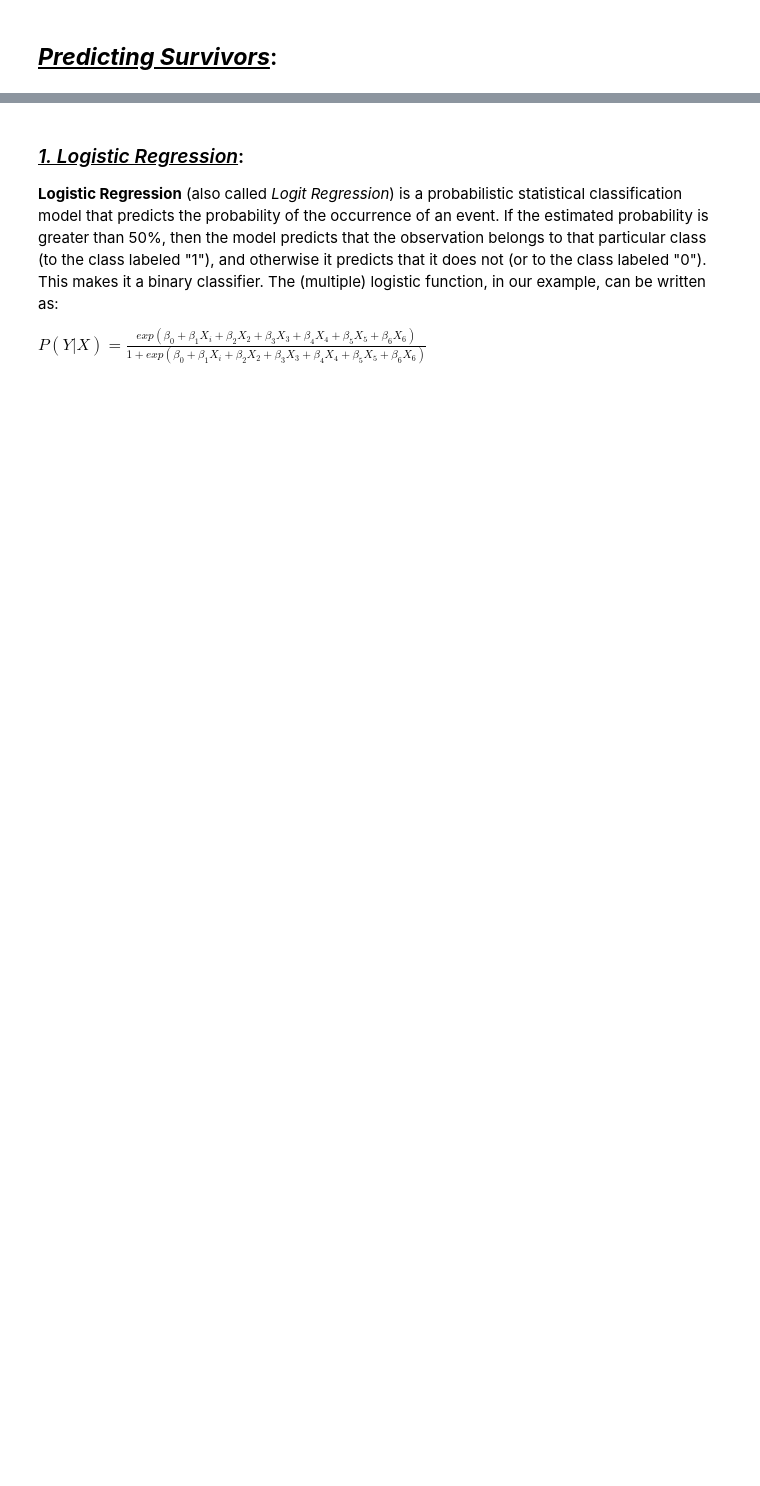
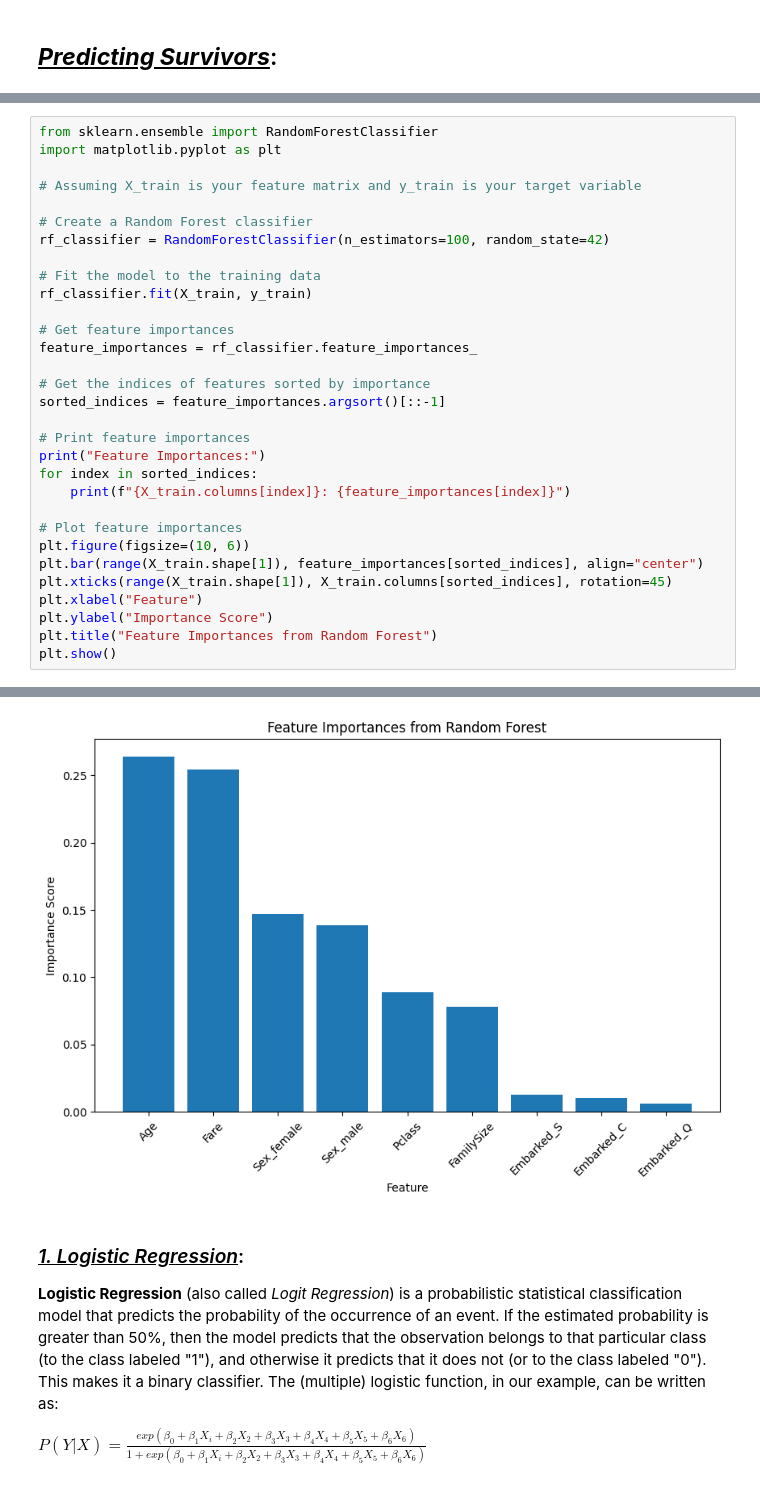
Before and after one commit to KonstantinosK88/TitanicSurvivalPrediction, a Jupyter notebook: titanic-survival-tutorial.ipynb, the cells around one changed output, grey strips where cells are left out. Saved outputs shown, nothing was run; the diff lists cells and outputs as text; blank space fills up the shorter version.

```diff
--- a/titanic-survival-tutorial.ipynb
+++ b/titanic-survival-tutorial.ipynb
@@ -172,0 +244,32 @@ plt.show()
+# %%
+from sklearn.ensemble import RandomForestClassifier
+import matplotlib.pyplot as plt
+
+# Assuming X_train is your feature matrix and y_train is your target variable
+
+# Create a Random Forest classifier
+rf_classifier = RandomForestClassifier(n_estimators=100, random_state=42)
+
+# Fit the model to the training data
+rf_classifier.fit(X_train, y_train)
+
+# Get feature importances
+feature_importances = rf_classifier.feature_importances_
+
+# Get the indices of features sorted by importance
+sorted_indices = feature_importances.argsort()[::-1]
+
+# Print feature importances
+print("Feature Importances:")
+for index in sorted_indices:
+    print(f"{X_train.columns[index]}: {feature_importances[index]}")
+
+# Plot feature importances
+plt.figure(figsize=(10, 6))
+plt.bar(range(X_train.shape[1]), feature_importances[sorted_indices], align="center")
+plt.xticks(range(X_train.shape[1]), X_train.columns[sorted_indices], rotation=45)
+plt.xlabel("Feature")
+plt.ylabel("Importance Score")
+plt.title("Feature Importances from Random Forest")
+plt.show()
+# %% [output]
@@ -173,3 +286,4 @@ plt.show()
+[figure, added]
 # %% [markdown]
 ### <u><i>1. Logistic Regression</i></u>:
 <p><strong>Logistic Regression</strong> (also called <i>Logit Regression</i>) is a probabilistic statistical classification model that predicts the probability of the occurrence  of an event. If the estimated probability is greater than 50%, then the model predicts that the observation belongs to that particular class (to the class labeled "1"), and otherwise it predicts that it does not (or to the class labeled "0"). This makes it a binary classifier. The (multiple) logistic function, in our example, can be written as:</p>
```
Also changed, not shown: parts of 26 cells of this notebook.
